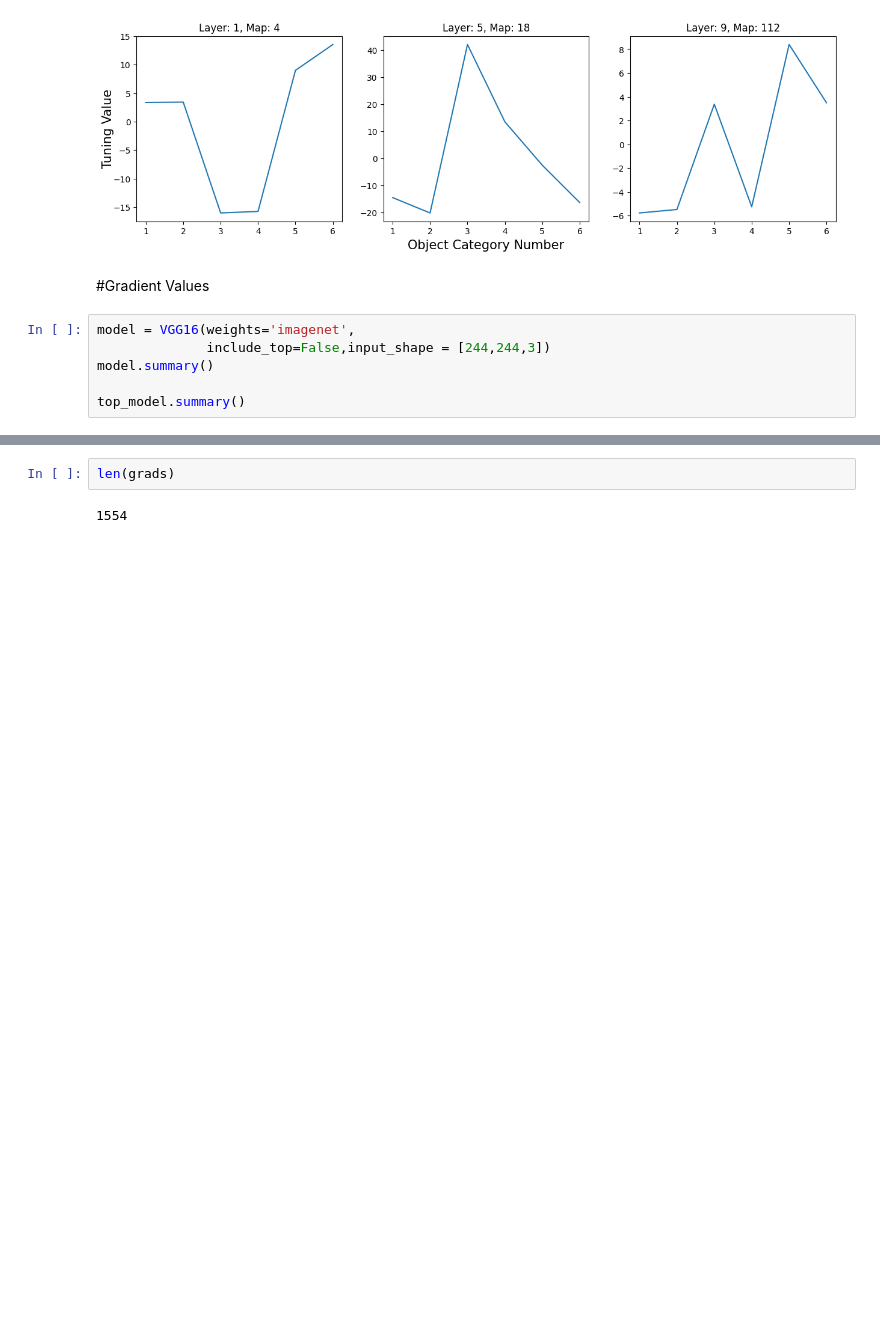
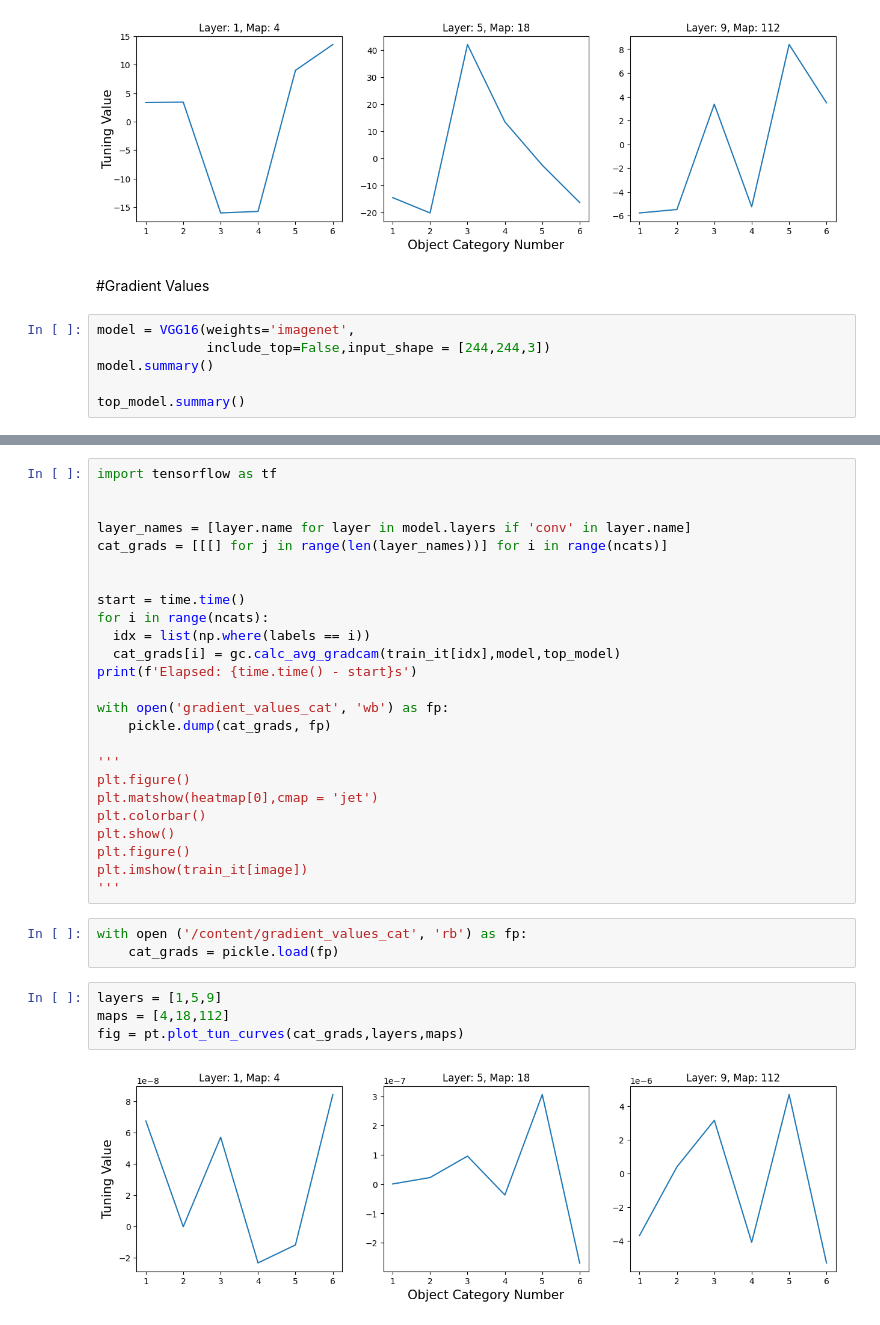
Before and after one commit to soukhind2/vgg16obj, a Jupyter notebook: colab_test.ipynb, the cells around one changed output, grey strips where cells are left out. Drawn from its saved outputs; the diff is of its cells as text; blank space fills up the shorter version.

```diff
--- a/colab_test.ipynb
+++ b/colab_test.ipynb
@@ -444,4 +366,34 @@ plt.imshow(train_it[image])
-# %%
-len(grads)
-# %% [output]
-1554
+# %%
+import tensorflow as tf
+
+
+layer_names = [layer.name for layer in model.layers if 'conv' in layer.name]
+cat_grads = [[[] for j in range(len(layer_names))] for i in range(ncats)]
+
+
+start = time.time()
+for i in range(ncats):
+  idx = list(np.where(labels == i))
+  cat_grads[i] = gc.calc_avg_gradcam(train_it[idx],model,top_model)
+print(f'Elapsed: {time.time() - start}s')
+
+with open('gradient_values_cat', 'wb') as fp:
+    pickle.dump(cat_grads, fp)
+
+'''
+plt.figure()
+plt.matshow(heatmap[0],cmap = 'jet')
+plt.colorbar()
+plt.show()
+plt.figure()
+plt.imshow(train_it[image])
+'''
+# %%
+with open ('/content/gradient_values_cat', 'rb') as fp:
+    cat_grads = pickle.load(fp)
+# %%
+layers = [1,5,9]
+maps = [4,18,112]
+fig = pt.plot_tun_curves(cat_grads,layers,maps)
+# %% [output]
+[figure, added]
```
Also changed, not shown: parts of 11 cells of this notebook.
